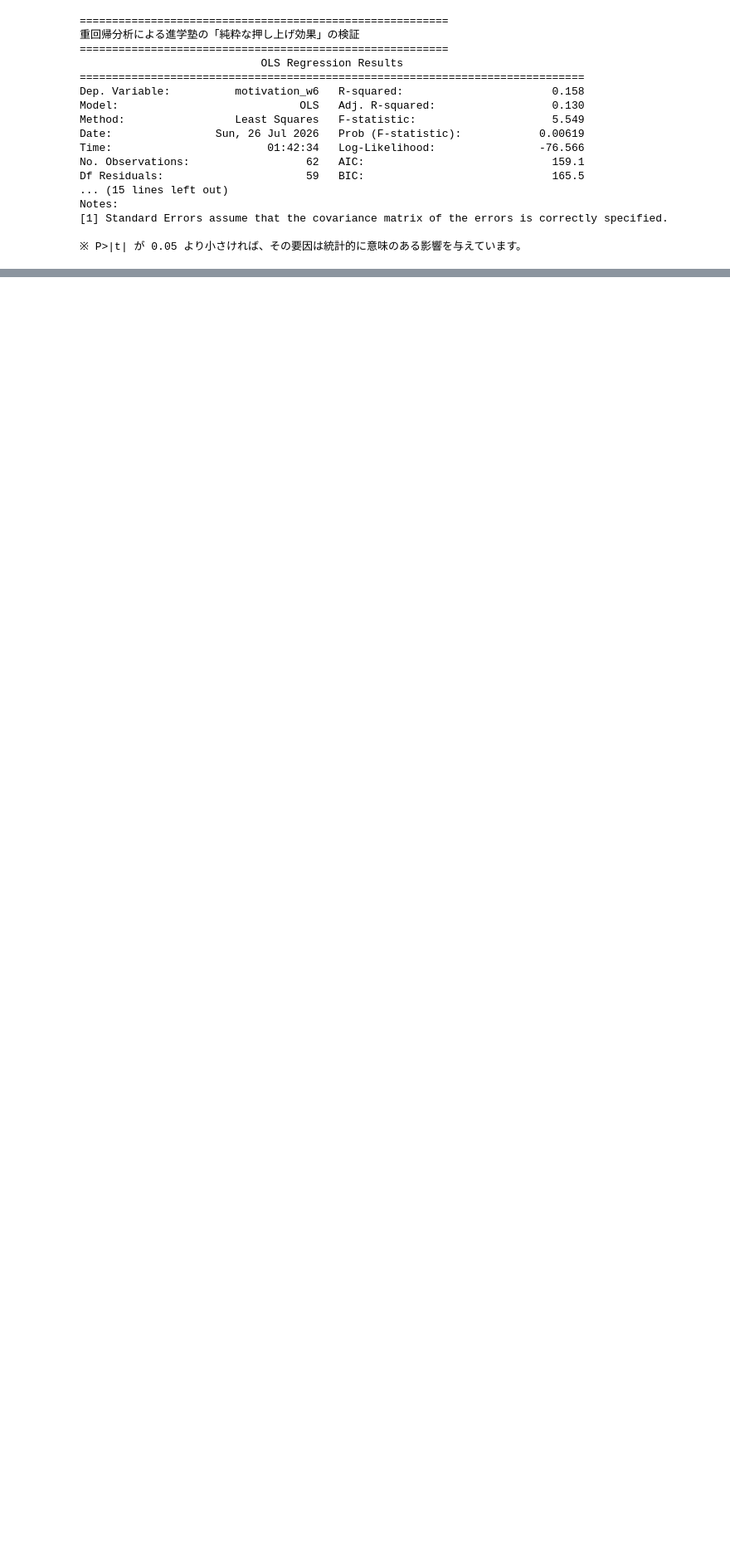
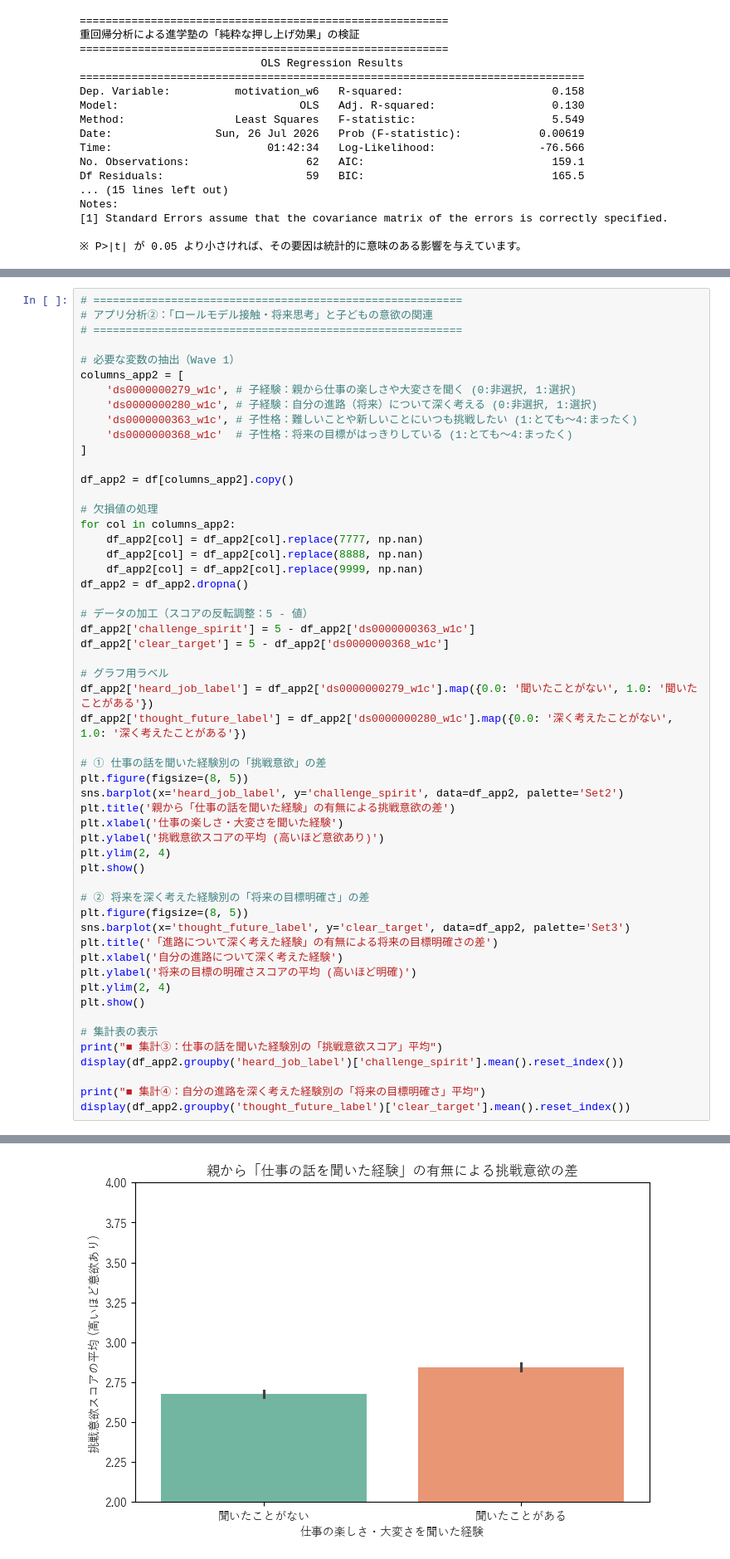
Before and after one commit to KyosukeNagai/DataScienceCompetition, a Jupyter notebook: test.ipynb, the cells around one changed output, grey strips where cells are left out. Shown at 83% size. Saved outputs shown, nothing was run; the diff lists cells and outputs as text; blank space fills up the shorter version.

```diff
--- a/test.ipynb
+++ b/test.ipynb
@@ -721,0 +809,55 @@ Notes:
+# %%
+# =========================================================
+# アプリ分析②：「ロールモデル接触・将来思考」と子どもの意欲の関連
+# =========================================================
+
+# 必要な変数の抽出（Wave 1）
+columns_app2 = [
+    'ds0000000279_w1c', # 子経験：親から仕事の楽しさや大変さを聞く (0:非選択, 1:選択)
+    'ds0000000280_w1c', # 子経験：自分の進路（将来）について深く考える (0:非選択, 1:選択)
+    'ds0000000363_w1c', # 子性格：難しいことや新しいことにいつも挑戦したい (1:とても〜4:まったく)
+    'ds0000000368_w1c'  # 子性格：将来の目標がはっきりしている (1:とても〜4:まったく)
+]
+
+df_app2 = df[columns_app2].copy()
+
+# 欠損値の処理
+for col in columns_app2:
+    df_app2[col] = df_app2[col].replace(7777, np.nan)
+    df_app2[col] = df_app2[col].replace(8888, np.nan)
+    df_app2[col] = df_app2[col].replace(9999, np.nan)
+df_app2 = df_app2.dropna()
+
+# データの加工（スコアの反転調整：5 - 値）
+df_app2['challenge_spirit'] = 5 - df_app2['ds0000000363_w1c']
+df_app2['clear_target'] = 5 - df_app2['ds0000000368_w1c']
+
+# グラフ用ラベル
+df_app2['heard_job_label'] = df_app2['ds0000000279_w1c'].map({0.0: '聞いたことがない', 1.0: '聞いたことがある'})
+df_app2['thought_future_label'] = df_app2['ds0000000280_w1c'].map({0.0: '深く考えたことがない', 1.0: '深く考えたことがある'})
+
+# ① 仕事の話を聞いた経験別の「挑戦意欲」の差
+plt.figure(figsize=(8, 5))
+sns.barplot(x='heard_job_label', y='challenge_spirit', data=df_app2, palette='Set2')
+plt.title('親から「仕事の話を聞いた経験」の有無による挑戦意欲の差')
+plt.xlabel('仕事の楽しさ・大変さを聞いた経験')
+plt.ylabel('挑戦意欲スコアの平均 (高いほど意欲あり)')
+plt.ylim(2, 4)
+plt.show()
+
+# ② 将来を深く考えた経験別の「将来の目標明確さ」の差
+plt.figure(figsize=(8, 5))
+sns.barplot(x='thought_future_label', y='clear_target', data=df_app2, palette='Set3')
+plt.title('「進路について深く考えた経験」の有無による将来の目標明確さの差')
+plt.xlabel('自分の進路について深く考えた経験')
+plt.ylabel('将来の目標の明確さスコアの平均 (高いほど明確)')
+plt.ylim(2, 4)
+plt.show()
+
+# 集計表の表示
+print("■ 集計③：仕事の話を聞いた経験別の「挑戦意欲スコア」平均")
+display(df_app2.groupby('heard_job_label')['challenge_spirit'].mean().reset_index())
+
+print("■ 集計④：自分の進路を深く考えた経験別の「将来の目標明確さ」平均")
+display(df_app2.groupby('thought_future_label')['clear_target'].mean().reset_index())
+# %% [output]
@@ -721,0 +867 @@ Notes:
+[figure, added]
```
Also changed, not shown: parts of 4 cells of this notebook.
